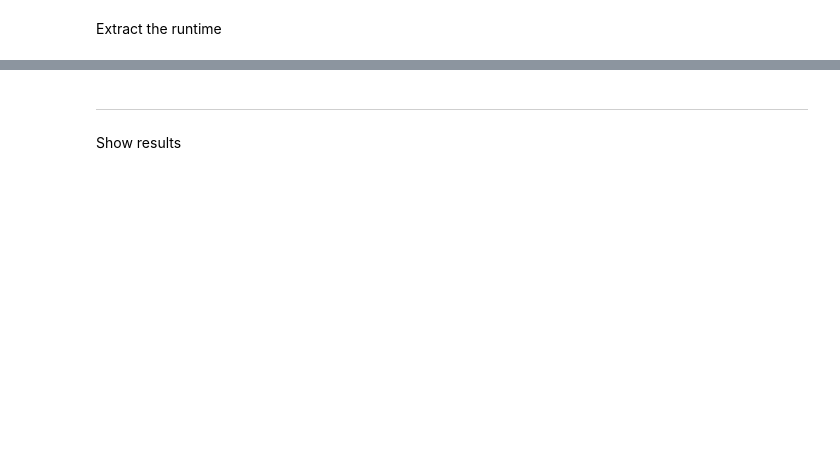
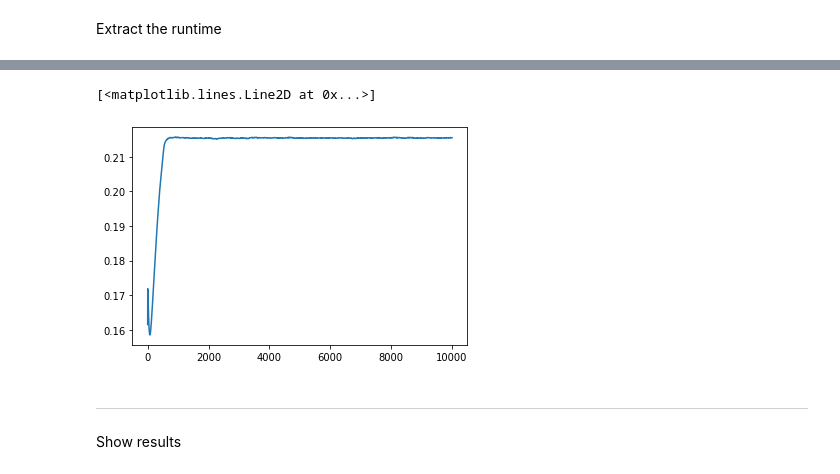
Before and after one commit to trouleau/var-wold, a Jupyter notebook: notebook/5-wt-test-WoldModelVariational-new-updates.ipynb, the cells around one changed output, grey strips where cells are left out. Drawn from its saved outputs; the diff is of its cells as text; code cells hidden in the pictures; blank space fills up the shorter version.

```diff
--- a/notebook/5-wt-test-WoldModelVariational-new-updates.ipynb
+++ b/notebook/5-wt-test-WoldModelVariational-new-updates.ipynb
@@ -51,11 +68,0 @@ alpha = torch.tensor([
-# %%
-from experiments_utils import generate_parameters
-
-dim = 10
-max_jumps=5e3 * dim
-
-param_dict = generate_parameters(dim=dim)
-
-mu = torch.tensor(param_dict['baseline'])
-beta = torch.tensor(param_dict['beta'])
-alpha = torch.tensor(param_dict['adjacency'])
@@ -148,25 +162,31 @@ mean
 # %% [markdown]
 Fit the model.
 # %%
+class MyCallback(tsvar.utils.callbacks.LearnerCallbackMLE):
+
+    def __init__(self, *args, **kwargs):
+        super().__init__(*args, **kwargs)
+        self.extra = {'bs_po':[], 'br_po':[], 'as_po':[], 'ar_po':[], 'zp_po': []}
+
+    def __call__(self, obj, **kwargs):
+        super().__call__(obj, **kwargs)
+        self.extra['bs_po'].append(obj._bs_po)
+        self.extra['br_po'].append(obj._br_po)
+        self.extra['as_po'].append(obj._as_po)
+        self.extra['ar_po'].append(obj._ar_po)
+        self.extra['zp_po'].append(obj._zp_po)
+
 # Set callback to monitor progress
 coeffs_start = alpha.numpy().flatten().copy()
-callback = tsvar.utils.callbacks.LearnerCallbackMLE(x0=coeffs_start,
-                                                    print_every=10,
-                                                    coeffs_true=alpha.numpy().flatten(),
-                                                    acc_thresh=0.05,
-                                                    dim=dim)
+callback = MyCallback(x0=coeffs_start,print_every=10,
+                      coeffs_true=alpha.numpy().flatten(),
+                      acc_thresh=0.05, dim=dim, default_end='\n')
 
 # Set model & observations
 model = tsvar.models.WoldModelVariational(verbose=True)
 model.observe(events)
 
-import time
-st = time.time()
-
 # Fit model
 model.fit(as_pr=as_pr, ar_pr=ar_pr, bs_pr=bs_pr, br_pr=br_pr, zc_pr=zc_pr,
-          max_iter=1000, tol=1e-4, callback=callback)
-
-print()
-print(time.time() - st)
+          max_iter=2500, tol=1e-5, callback=callback)
 # %% [output]
@@ -184,3 +258,8 @@ np.mean(hist['time'][1:]) * hist['iter'][-1]
+# %%
+plt.plot(iter_a_mean[:,1,1])
+# %% [output]
+[<matplotlib.lines.Line2D at 0x...>]
+[figure, added]
 # %% [markdown]
 ---
 # %% [markdown]
```
Also changed, not shown: parts of 28 cells of this notebook, 9 other files.
